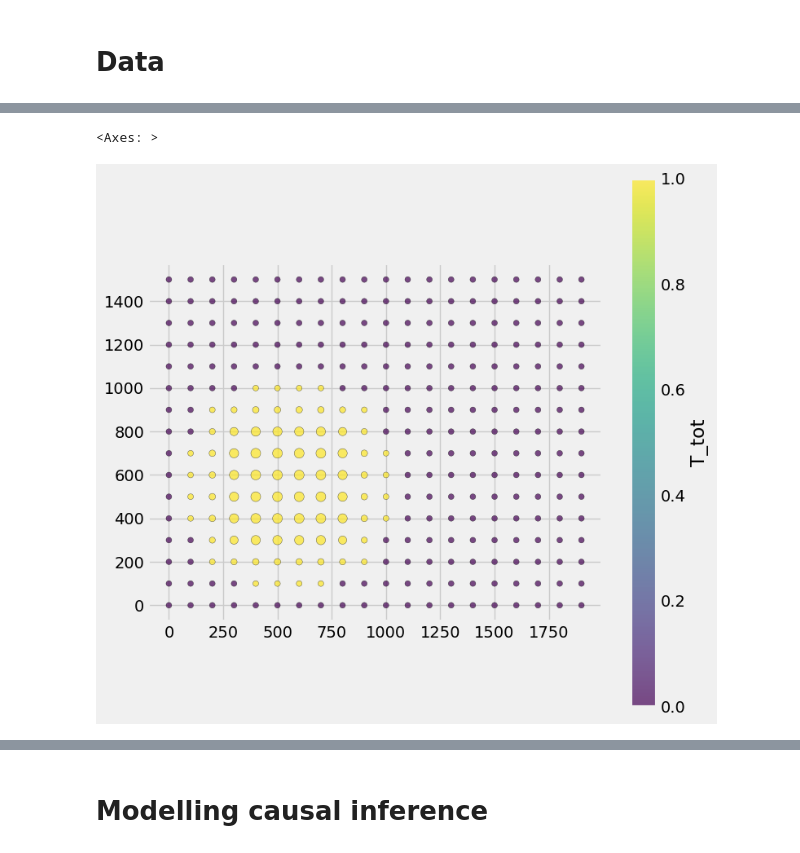
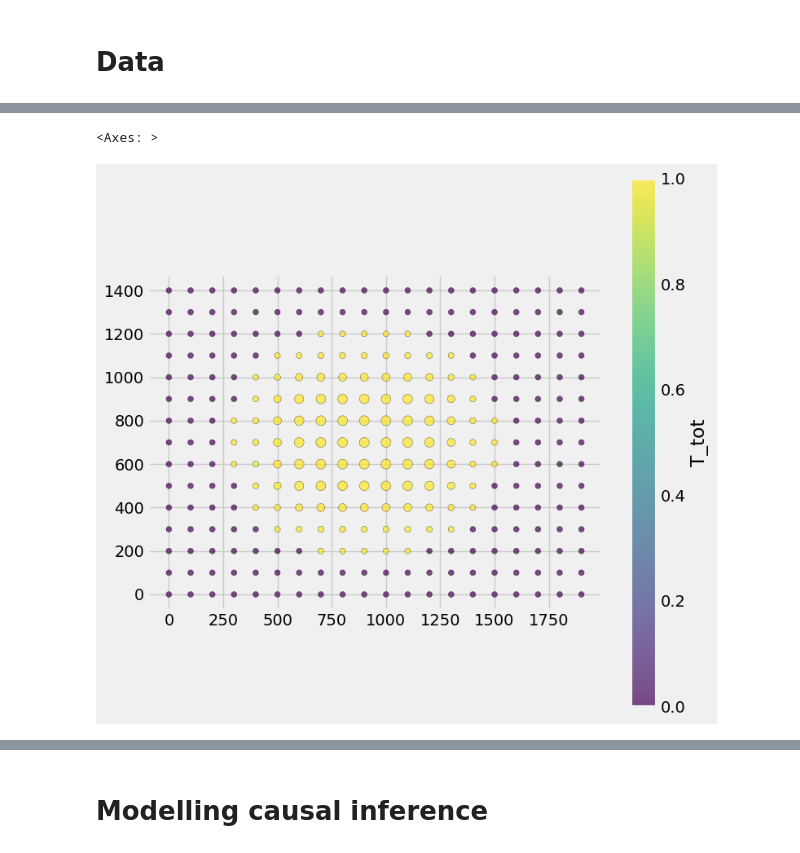
Before and after one commit to Andrew10MAIN/causal_ML_with_spilovers_of_treatment, a Jupyter notebook: 04_testing_models_on_simulated_data/multiple_df_pipeline.ipynb, the cells around one changed output, grey strips where cells are left out. Saved outputs shown, nothing was run; the diff lists cells and outputs as text; code cells hidden in the pictures.

```diff
--- a/04_testing_models_on_simulated_data/multiple_df_pipeline.ipynb
+++ b/04_testing_models_on_simulated_data/multiple_df_pipeline.ipynb
@@ -193,6 +125,6 @@ dict_of_combs = {
 }
 # %%
-connection_link_var = repo_path_r_string + r'\03_simulated_data\simulated_data_ysamp_size.sqlite'
+connection_link_var = repo_path_r_string + r'\03_simulated_data\simulated_data_effect_size.sqlite'
 dict_of_gdfs = {}
 for i in dict_of_combs:
 
@@ -214,9 +146,9 @@ dict_keys(['a', 'b', 'c', 'd', 'e', 'f', 'g', 'h', 'i', 'j', 'a1', 'b1', 'c1', '
 # %%
 
-temp_gdf = dict_of_gdfs['f'].copy()
+temp_gdf = dict_of_gdfs['b4'].copy()
 temp_gdf['spill2'] = temp_gdf['spill'] + 0.5
 plot_gdf_points(temp_gdf, size_col='spill2',
     color_col='T_tot')
 # %% [output]
 <Axes: >
-[figure, old version]
+[figure, new version]
```
Also changed, not shown: parts of 34 cells of this notebook, 4 other files.
